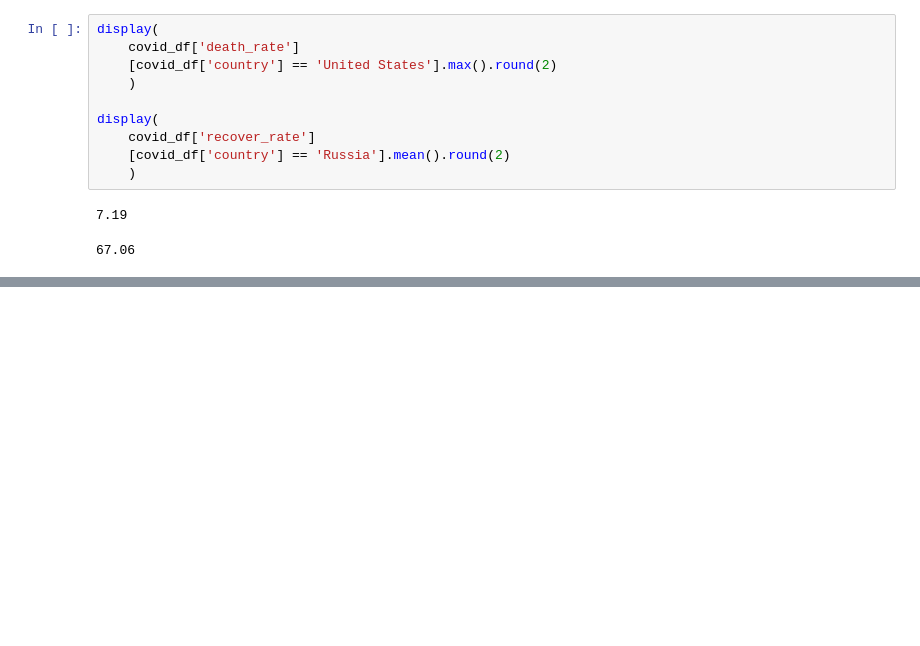
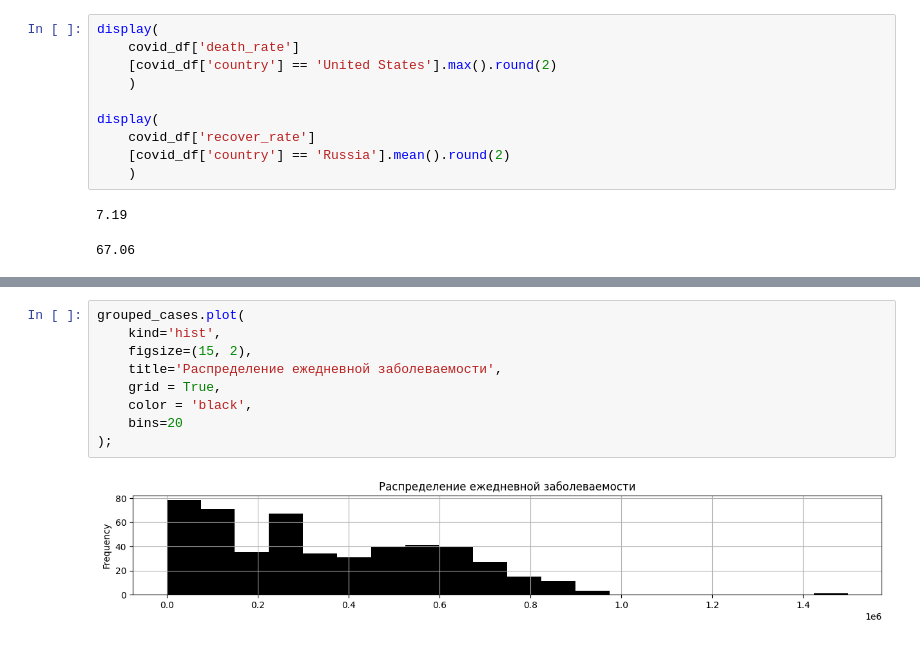
Before and after one commit to shohart/Data-Science-and-Python-learning, a Jupyter notebook: skillfactory plus/python_13_visualisation/covid_visual.ipynb, the cells around one changed output, grey strips where cells are left out. Cells and saved outputs as stored; diff of their text form; blank space fills up the shorter version.

```diff
--- a/skillfactory plus/python_13_visualisation/covid_visual.ipynb
+++ b/skillfactory plus/python_13_visualisation/covid_visual.ipynb
@@ -127,0 +128,11 @@ ImportError: matplotlib is required for plotting when the default backend "matpl
+# %%
+grouped_cases.plot(
+    kind='hist',
+    figsize=(15, 2),
+    title='Распределение ежедневной заболеваемости',
+    grid = True,
+    color = 'black',
+    bins=20
+);
+# %% [output]
+[figure, added]
```
Also changed, not shown: parts of 16 cells of this notebook, 6 other files.
